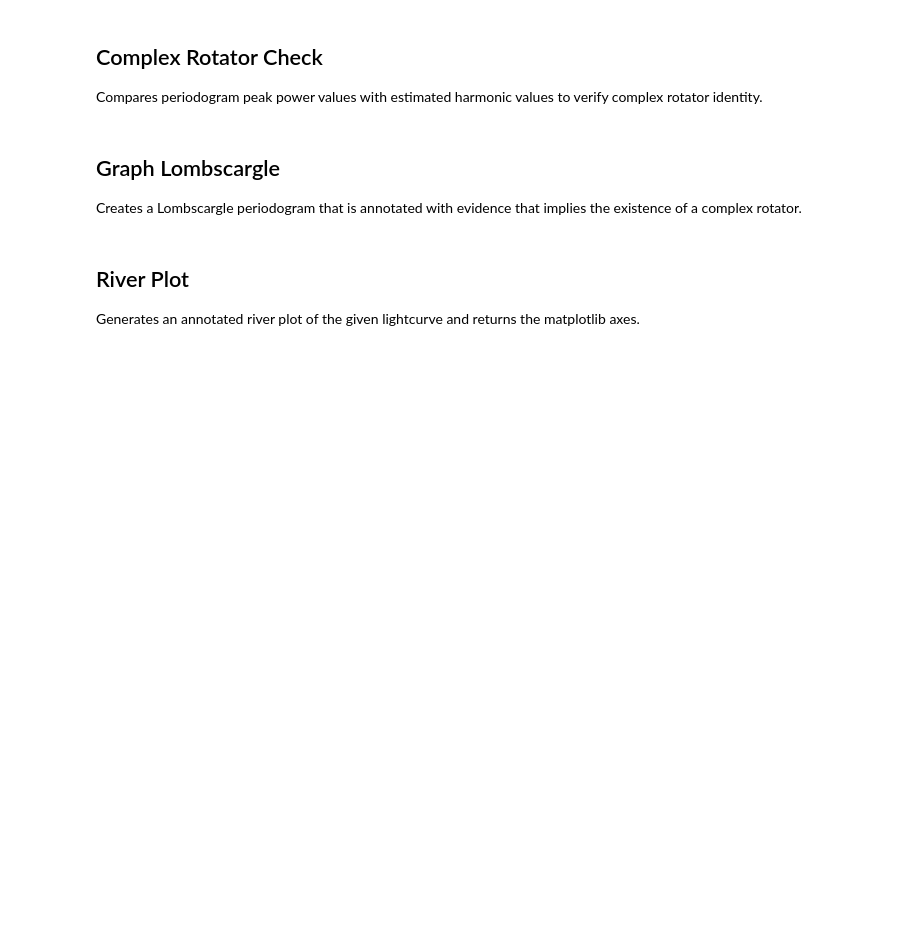
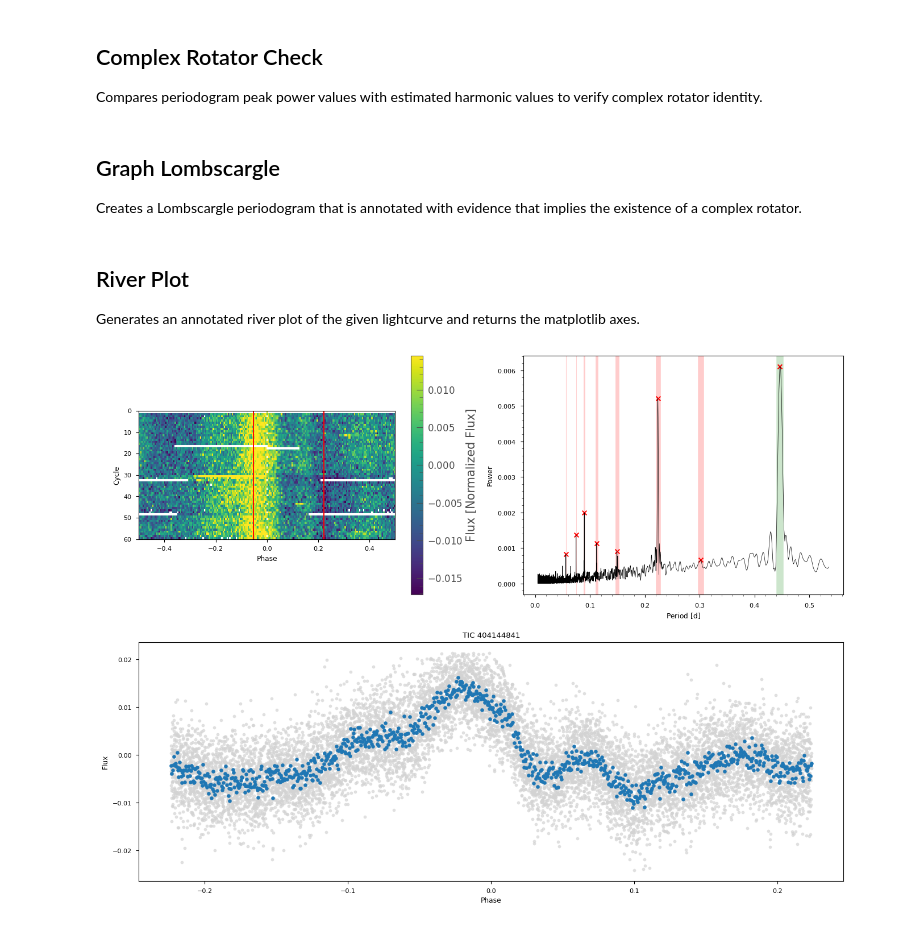
Before and after one commit to sarahedraves/SRMP-JMAG-Sarah, a Jupyter notebook: pipeline.ipynb, the cells around one changed output. Saved outputs shown, nothing was run; the diff lists cells and outputs as text; code cells hidden in the pictures; blank space fills up the shorter version.

Commit message:
Add multiplot

```diff
--- a/pipeline.ipynb
+++ b/pipeline.ipynb
@@ -264,7 +271,8 @@ def is_complex(lc):
 
 Creates a Lombscargle periodogram that is annotated with evidence that implies the existence of a complex rotator.
 # %%
-def lombscargle(lc, period=None):
+def lombscargle(lc, period=None, ax=None):
+    fig = None
     if period == None:
         period = lc.to_periodogram(maximum_period=2).period_at_max_power
     pg = lc.to_periodogram(maximum_period=1.2*period)
@@ -273,20 +281,24 @@ def lombscargle(lc, period=None):
     y = pg.power[peaks] #defines y-values as the powers corresponding to the indexes in peaks
     x = pg.period[peaks] #defines x-values as the periods corresponding to the indexes in peaks
 
-    fig, ax = plt.subplots()
+    if ax == None:
+        fig, ax = plt.subplots()
     pg.plot(ax=ax, c="black")
     ax.scatter(x, y, c="red", marker="x")
     for i, period in enumerate(pg.period[peaks].value):
         color = "green" if i == 0 else "red"
         ax.axvline(period, alpha=0.2, linewidth=9-(1.4*i), color=color, zorder=0)
 
-    return fig
+    if fig != None:
+        return fig
 # %% [markdown]
 ## River Plot
 
 Generates an annotated river plot of the given lightcurve and returns the matplotlib axes.
 # %%
-def river_plot(lc, epoch_time=None, period=None):
+def river_plot(lc, epoch_time=None, period=None, ax=None):
+    fig = None
+
     if period == None:
         period = lc.to_periodogram().period_at_max_power
     if epoch_time == None:
@@ -299,12 +311,31 @@ def river_plot(lc, epoch_time=None, period=None):
     min = blc[0][0].value/lc.period.value
     max = blc[-1][0].value/lc.period.value
 
-    fig, ax = plt.subplots()
+    if ax == None:
+        fig, ax = plt.subplots()
 
     lc.plot_river(ax=ax)
-    # fig.axes[1].remove()
 
     ax.axvline(min, 0, 1, color="red")
     ax.axvline(max, 0, 1, color="red")
 
-    return fig
+    if fig != None:
+        return fig
+# %%
+def multiplot(lc):
+    fig, axs = plt.subplot_mosaic([
+        ['tl', 'tr'],
+        ['b', 'b']
+    ], figsize=(16, 12))
+
+    river_plot(lc, ax = axs["tl"])
+    axs["tl"].set_title("")
+
+    lombscargle(lc, ax = axs["tr"])
+    axs["tr"].get_legend().remove()
+
+    graph_lc_paper(lc, ax = axs["b"])
+
+    return fig
+# %% [output]
+[figure, added]
```
Also changed, not shown: parts of 2 cells of this notebook.
